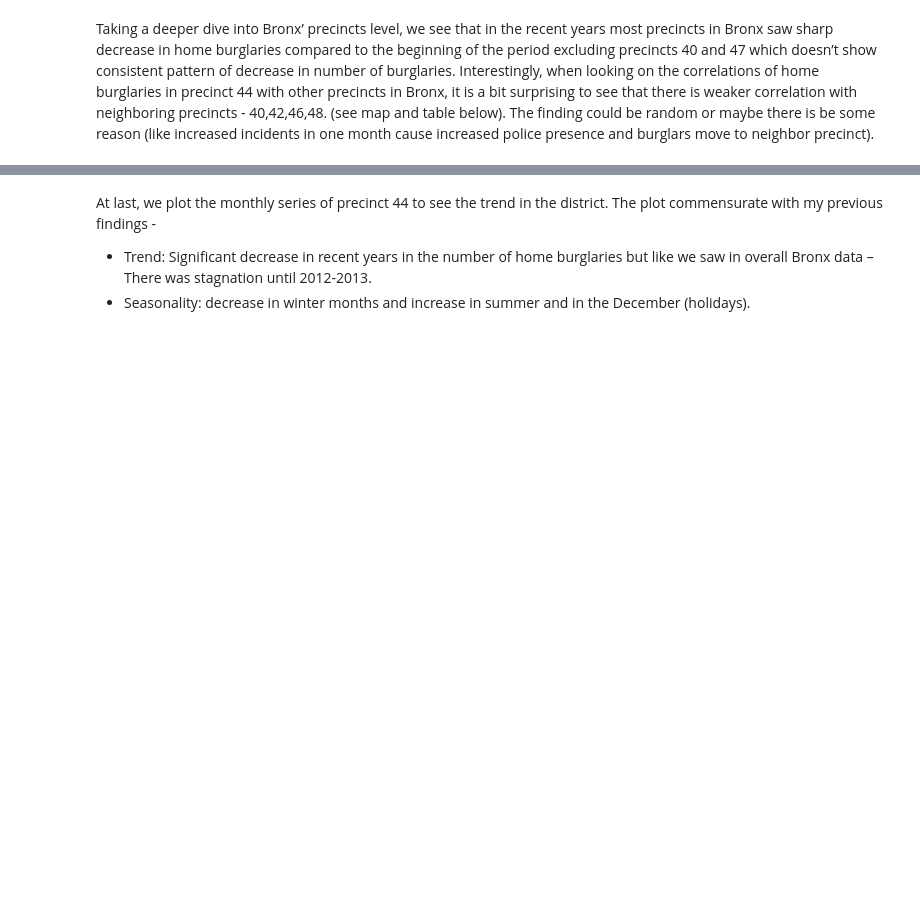
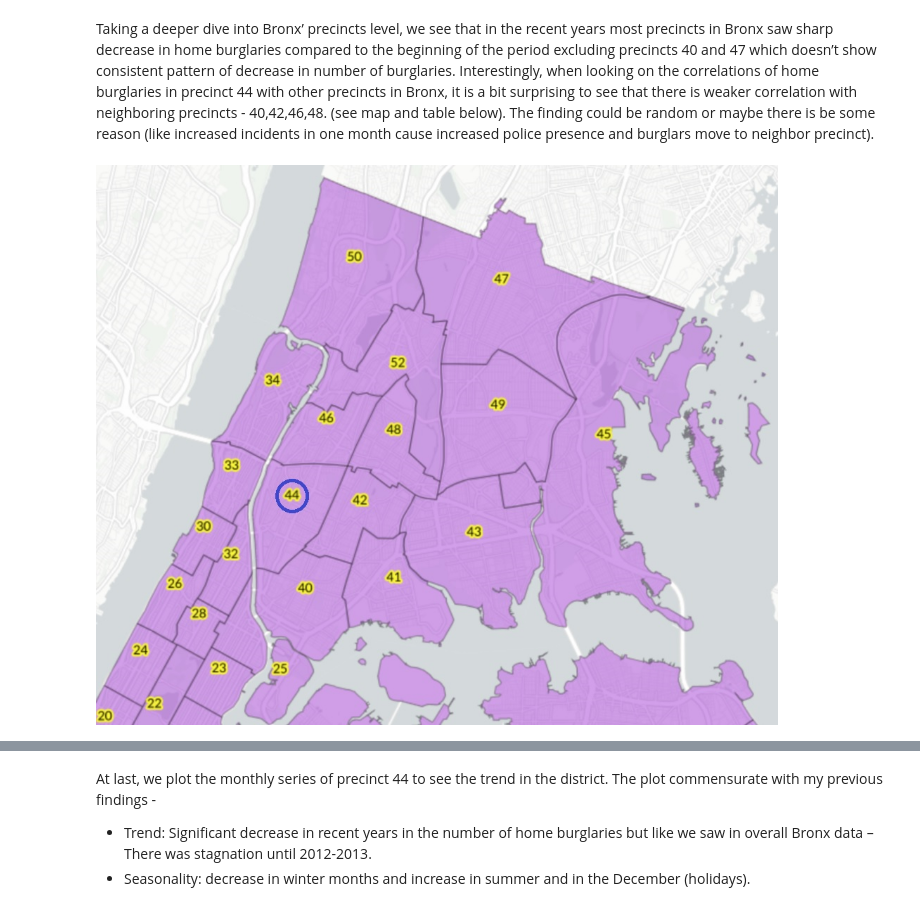
Before and after one commit to sniryafek/NYC-Crime, a Jupyter notebook: NYC crime.ipynb, the cells around one changed output, grey strips where cells are left out. Drawn from its saved outputs; the diff is of its cells as text; code cells hidden in the pictures; blank space fills up the shorter version.

```diff
--- a/NYC crime.ipynb
+++ b/NYC crime.ipynb
@@ -105,7 +150,9 @@ Taking a deeper dive into Bronx’ precincts level, we see that in the recent ye
 Interestingly, when looking on the correlations of home burglaries in precinct 44 with other precincts in Bronx, it is a bit surprising to see that there is weaker correlation with neighboring precincts - 40,42,46,48. (see map and table below). The finding could be random or maybe there is be some reason (like increased incidents in one month cause increased police presence and burglars move to neighbor precinct).
 # %%
 from IPython.display import display, Image
-display(Image(filename='precinct_map.jpg'))
+display(Image(filename='precinct_map.png'))
+# %% [output]
+[figure, added]
 # %%
 #data of precincts in The Bronx borough
 data_brnx = data[data['BORO_NM']=='BRONX']
```
Also changed, not shown: parts of 17 cells of this notebook.
